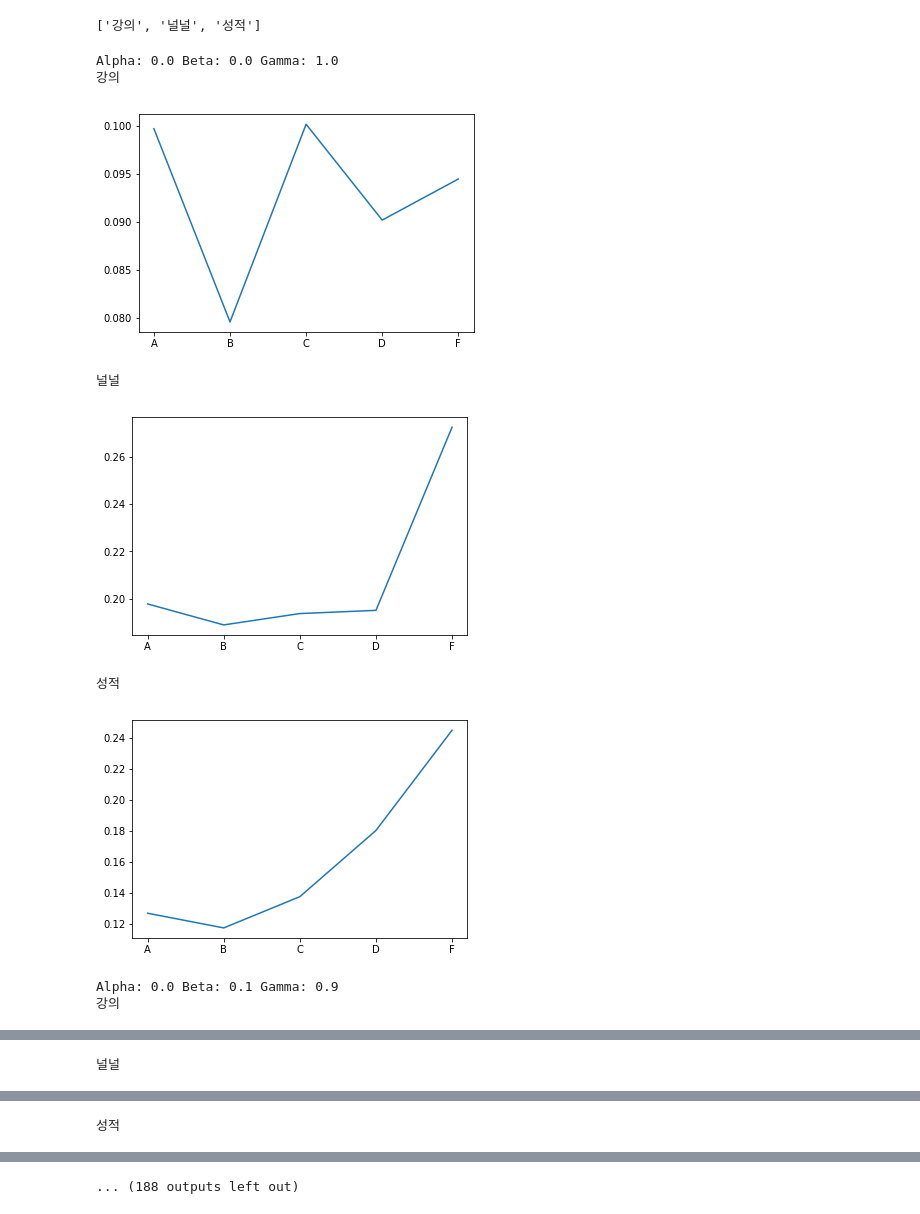
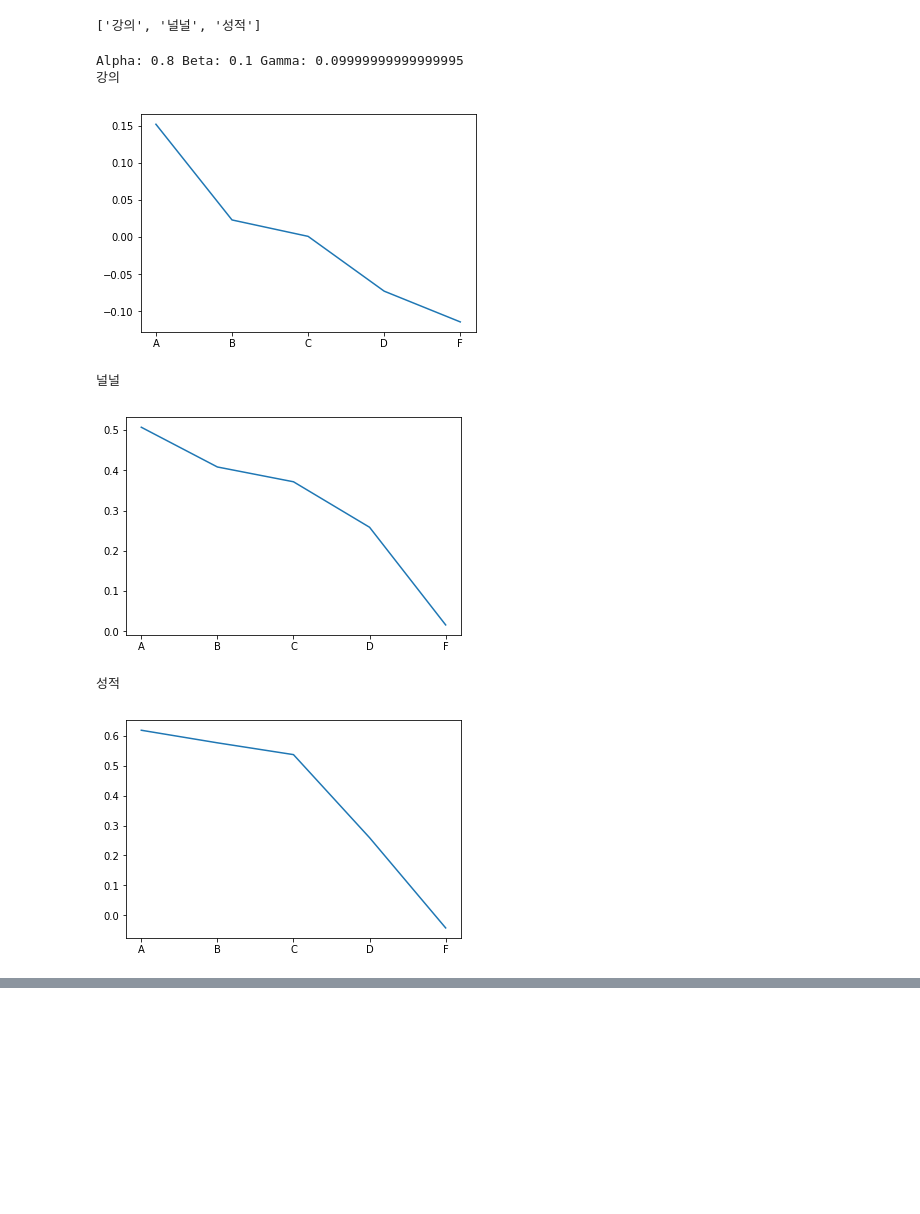
Before and after one commit to kvtoraman/cs_project, a Jupyter notebook: main_part/Nov18-present-updatednov29.ipynb, the cells around one changed output, grey strips where cells are left out. Drawn from its saved outputs; the diff is of its cells as text; code cells hidden in the pictures; blank space fills up the shorter version.

```diff
--- a/main_part/Nov18-present-updatednov29.ipynb
+++ b/main_part/Nov18-present-updatednov29.ipynb
@@ -178,8 +179,8 @@ import matplotlib.pyplot as plt
 ALPHA = 0.9
 BETA = 1e-4
 GAMMA = 1 - ALPHA - BETA
-for alpha in np.arange(0.0,1.1,0.1):
-    for beta in np.arange(0.0, 1.1 - alpha, 0.1):
+for alpha in np.arange(0.8,0.9,0.1):
+    for beta in np.arange(0.1, 1.1 - alpha, 0.1):
 
         ALPHA = alpha
         BETA = beta
@@ -191,37 +192,35 @@ for alpha in np.arange(0.0,1.1,0.1):
         for i in range(CATEGORY_COUNT):
             for k,v in scores[i].items():
                 aggregated_scores[i][k] = v*ALPHA
                 if k in review_update:
                     aggregated_scores[i][k] += review_update[k]*BETA
 
                 if k in wv_update:
                     aggregated_scores[i][k] += wv_update[k]*GAMMA
 
         for x in subjects_str:
             print(x)
             score_sum=[0 for j in range(7)]
             numberof = [0 for j in range(7)]
             calc_aggregated_score_sum(x)
             x_plt_list = []
             y_plt_list = []
 
             for k,v in mp.items():
     #             print(k,score_sum[v]/numberof[v])
                 x_plt_list.append(score_sum[v]/numberof[v])
                 y_plt_list.append(k)
 
             plt.plot(y_plt_list,x_plt_list)
             plt.show()
     #         break
 
     #         print("-----------------------")
 # %% [output]
-Alpha: 0.0 Beta: 0.0 Gamma: 1.0
+Alpha: 0.8 Beta: 0.1 Gamma: 0.09999999999999995
 강의
-[figure, old version]
+[figure, new version]
 널널
-[figure, old version]
+[figure, new version]
 성적
-[figure, old version]
+[figure, new version]
-Alpha: 0.0 Beta: 0.1 Gamma: 0.9
-강의
@@ -229 +226,0 @@ Alpha: 0.0 Beta: 0.1 Gamma: 0.9
-널널
@@ -231 +226,0 @@ Alpha: 0.0 Beta: 0.1 Gamma: 0.9
-성적
@@ -233,4 +227,3 @@ Alpha: 0.0 Beta: 0.1 Gamma: 0.9
-... (188 outputs left out)
 # %%
 # for i in range(CATEGORY_COUNT):
 #     with open(str(i) + "_updated.txt","w",encoding="utf-8") as out:
```
Also changed, not shown: parts of 6 cells of this notebook, 2 other files.
